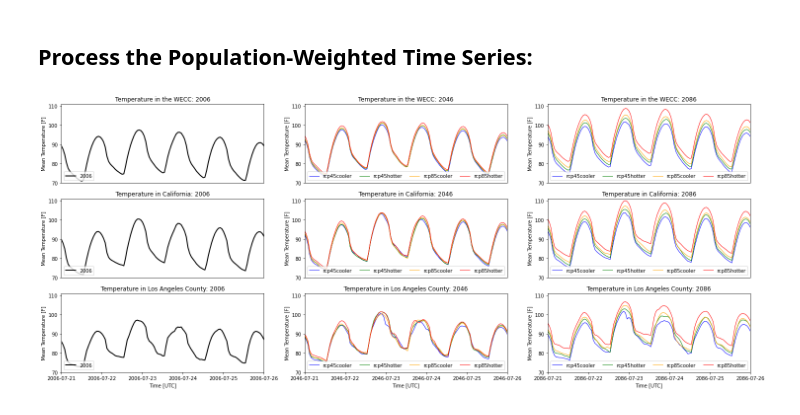
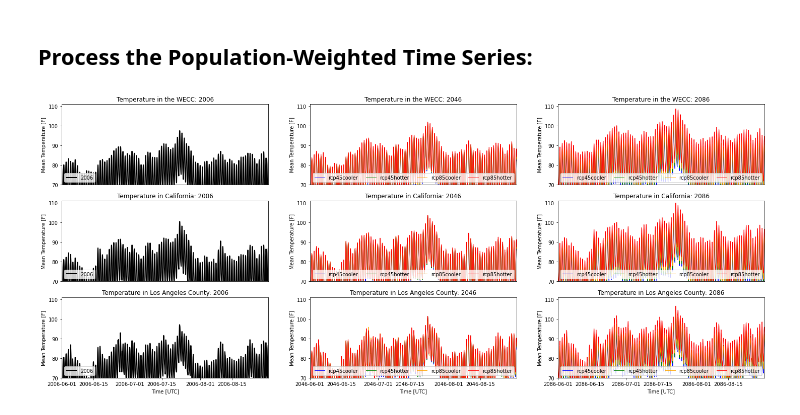
Before and after one commit to cdburley/ntp_heat_wave, a Jupyter notebook: time_series_analysis.ipynb, the cells around one changed output. Cells and saved outputs as stored; diff of their text form; code cells hidden in the pictures.

Commit message:
Added heatwave figures

```diff
--- a/time_series_analysis.ipynb
+++ b/time_series_analysis.ipynb
@@ -155,7 +155,7 @@ def plot_temperature_time_series(start_day: int, end_day: int, ymin: int, ymax:
 
     plt.subplot(3,3,1)
     plt.plot(df_2006['Time_UTC'], df_2006['WECC_T2_F'], color='black', linestyle='-', label='2006', linewidth=2)
-    plt.xlim([datetime.date(2006, 7, start_day), datetime.date(2006, 7, end_day)])
+    plt.xlim([datetime.date(2006, 6, start_day), datetime.date(2006, 8, end_day)])
     plt.ylim([ymin, ymax])
     plt.xticks([])
     plt.legend(loc='lower left')
@@ -168,7 +168,7 @@ def plot_temperature_time_series(start_day: int, end_day: int, ymin: int, ymax:
     plt.plot(df_2046_rcp45hotter['Time_UTC'], df_2046_rcp45hotter['WECC_T2_F'], color='g', linestyle='-', label='rcp45hotter', linewidth=1)
     plt.plot(df_2046_rcp85cooler['Time_UTC'], df_2046_rcp85cooler['WECC_T2_F'], color='orange', linestyle='-', label='rcp85cooler', linewidth=1)
     plt.plot(df_2046_rcp85hotter['Time_UTC'], df_2046_rcp85hotter['WECC_T2_F'], color='r', linestyle='-', label='rcp85hotter', linewidth=1)
-    plt.xlim([datetime.date(2046, 7, start_day), datetime.date(2046, 7, end_day)])
+    plt.xlim([datetime.date(2046, 6, start_day), datetime.date(2046, 8, end_day)])
     plt.ylim([ymin, ymax])
     plt.xticks([])
     plt.legend(loc='lower left', mode='expand', ncol=4)
@@ -181,7 +181,7 @@ def plot_temperature_time_series(start_day: int, end_day: int, ymin: int, ymax:
     plt.plot(df_2086_rcp45hotter['Time_UTC'], df_2086_rcp45hotter['WECC_T2_F'], color='g', linestyle='-', label='rcp45hotter', linewidth=1)
     plt.plot(df_2086_rcp85cooler['Time_UTC'], df_2086_rcp85cooler['WECC_T2_F'], color='orange', linestyle='-', label='rcp85cooler', linewidth=1)
     plt.plot(df_2086_rcp85hotter['Time_UTC'], df_2086_rcp85hotter['WECC_T2_F'], color='r', linestyle='-', label='rcp85hotter', linewidth=1)
-    plt.xlim([datetime.date(2086, 7, start_day), datetime.date(2086, 7, end_day)])
+    plt.xlim([datetime.date(2086, 6, start_day), datetime.date(2086, 8, end_day)])
     plt.ylim([ymin, ymax])
     plt.xticks([])
     plt.legend(loc='lower left', mode='expand', ncol=4)
@@ -191,7 +191,7 @@ def plot_temperature_time_series(start_day: int, end_day: int, ymin: int, ymax:
 
     plt.subplot(3,3,4)
     plt.plot(df_2006['Time_UTC'], df_2006['CA_T2_F'], color='black', linestyle='-', label='2006', linewidth=2)
-    plt.xlim([datetime.date(2006, 7, start_day), datetime.date(2006, 7, end_day)])
+    plt.xlim([datetime.date(2006, 6, start_day), datetime.date(2006, 8, end_day)])
     plt.ylim([ymin, ymax])
     plt.xticks([])
     plt.legend(loc='lower left')
@@ -204,7 +204,7 @@ def plot_temperature_time_series(start_day: int, end_day: int, ymin: int, ymax:
     plt.plot(df_2046_rcp45hotter['Time_UTC'], df_2046_rcp45hotter['CA_T2_F'], color='g', linestyle='-', label='rcp45hotter', linewidth=1)
     plt.plot(df_2046_rcp85cooler['Time_UTC'], df_2046_rcp85cooler['CA_T2_F'], color='orange', linestyle='-', label='rcp85cooler', linewidth=1)
     plt.plot(df_2046_rcp85hotter['Time_UTC'], df_2046_rcp85hotter['CA_T2_F'], color='r', linestyle='-', label='rcp85hotter', linewidth=1)
-    plt.xlim([datetime.date(2046, 7, start_day), datetime.date(2046, 7, end_day)])
+    plt.xlim([datetime.date(2046, 6, start_day), datetime.date(2046, 8, end_day)])
     plt.ylim([ymin, ymax])
     plt.xticks([])
     plt.legend(loc='lower left', mode='expand', ncol=4)
@@ -217,7 +217,7 @@ def plot_temperature_time_series(start_day: int, end_day: int, ymin: int, ymax:
     plt.plot(df_2086_rcp45hotter['Time_UTC'], df_2086_rcp45hotter['CA_T2_F'], color='g', linestyle='-', label='rcp45hotter', linewidth=1)
     plt.plot(df_2086_rcp85cooler['Time_UTC'], df_2086_rcp85cooler['CA_T2_F'], color='orange', linestyle='-', label='rcp85cooler', linewidth=1)
     plt.plot(df_2086_rcp85hotter['Time_UTC'], df_2086_rcp85hotter['CA_T2_F'], color='r', linestyle='-', label='rcp85hotter', linewidth=1)
-    plt.xlim([datetime.date(2086, 7, start_day), datetime.date(2086, 7, end_day)])
+    plt.xlim([datetime.date(2086, 6, start_day), datetime.date(2086, 8, end_day)])
     plt.ylim([ymin, ymax])
     plt.xticks([])
     plt.legend(loc='lower left', mode='expand', ncol=4)
@@ -227,7 +227,7 @@ def plot_temperature_time_series(start_day: int, end_day: int, ymin: int, ymax:
 
     plt.subplot(3,3,7)
     plt.plot(df_2006['Time_UTC'], df_2006['LA_T2_F'], color='black', linestyle='-', label='2006', linewidth=2)
-    plt.xlim([datetime.date(2006, 7, start_day), datetime.date(2006, 7, end_day)])
+    plt.xlim([datetime.date(2006, 6, start_day), datetime.date(2006, 8, end_day)])
     plt.ylim([ymin, ymax])
     plt.legend(loc='lower left')
     plt.xlabel('Time [UTC]')
@@ -239,7 +239,7 @@ def plot_temperature_time_series(start_day: int, end_day: int, ymin: int, ymax:
     plt.plot(df_2046_rcp45hotter['Time_UTC'], df_2046_rcp45hotter['LA_T2_F'], color='g', linestyle='-', label='rcp45hotter', linewidth=1)
     plt.plot(df_2046_rcp85cooler['Time_UTC'], df_2046_rcp85cooler['LA_T2_F'], color='orange', linestyle='-', label='rcp85cooler', linewidth=1)
     plt.plot(df_2046_rcp85hotter['Time_UTC'], df_2046_rcp85hotter['LA_T2_F'], color='r', linestyle='-', label='rcp85hotter', linewidth=1)
-    plt.xlim([datetime.date(2046, 7, start_day), datetime.date(2046, 7, end_day)])
+    plt.xlim([datetime.date(2046, 6, start_day), datetime.date(2046, 8, end_day)])
     plt.ylim([ymin, ymax])
     plt.legend(loc='lower left', mode='expand', ncol=4)
     plt.xlabel('Time [UTC]')
@@ -251,7 +251,7 @@ def plot_temperature_time_series(start_day: int, end_day: int, ymin: int, ymax:
     plt.plot(df_2086_rcp45hotter['Time_UTC'], df_2086_rcp45hotter['LA_T2_F'], color='g', linestyle='-', label='rcp45hotter', linewidth=1)
     plt.plot(df_2086_rcp85cooler['Time_UTC'], df_2086_rcp85cooler['LA_T2_F'], color='orange', linestyle='-', label='rcp85cooler', linewidth=1)
     plt.plot(df_2086_rcp85hotter['Time_UTC'], df_2086_rcp85hotter['LA_T2_F'], color='r', linestyle='-', label='rcp85hotter', linewidth=1)
-    plt.xlim([datetime.date(2086, 7, start_day), datetime.date(2086, 7, end_day)])
+    plt.xlim([datetime.date(2086, 6, start_day), datetime.date(2086, 8, end_day)])
     plt.ylim([ymin, ymax])
     plt.legend(loc='lower left', mode='expand', ncol=4)
     plt.xlabel('Time [UTC]')
@@ -263,13 +263,13 @@ def plot_temperature_time_series(start_day: int, end_day: int, ymin: int, ymax:
        filename = ('Heat_Wave_Temperature_Time_Series.png')
        plt.savefig(os.path.join(image_output_dir, filename), dpi=image_resolution, bbox_inches='tight', facecolor='white')
 # %%
-plot_temperature_time_series(start_day = 21,
-                             end_day = 26,
+plot_temperature_time_series(start_day = 1,
+                             end_day = 31,
                              ymin = 70,
                              ymax = 111,
                              data_input_dir = data_output_dir,
                              image_output_dir = image_output_dir,
                              image_resolution = 125,
                              save_images = True)
 # %% [output]
-[figure, old version]
+[figure, new version]
```
Also changed, not shown: 7 other files.
